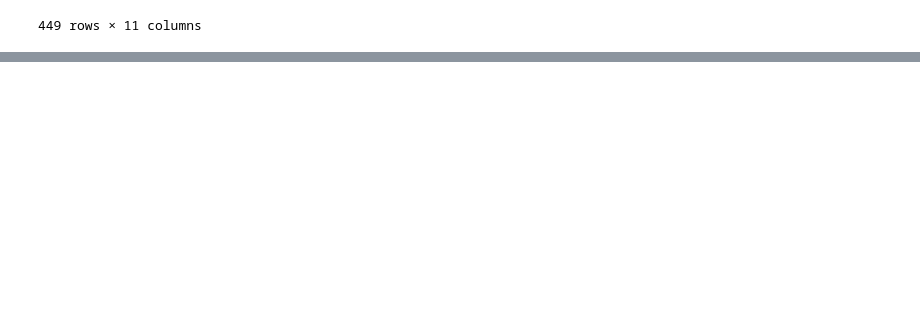
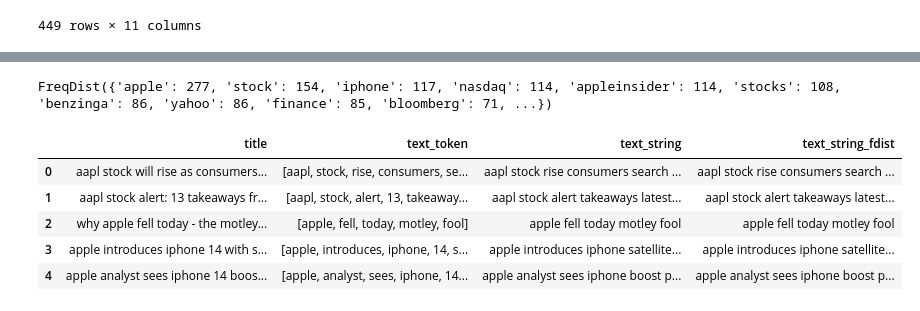
Before and after one commit to haechan01/trading-algorithms, a Jupyter notebook: final.ipynb, the cells around one changed output, grey strips where cells are left out. Saved outputs shown, nothing was run; the diff lists cells and outputs as text; code cells hidden in the pictures; blank space fills up the shorter version.

```diff
--- a/final.ipynb
+++ b/final.ipynb
@@ -408,0 +815,4 @@ plt.show()
+# %%
+# Remove stopwords
+df['text_token'] = df['text_token'].apply(lambda x: [item for item in x if item not in stopwords])
+df.head(3)
@@ -408,0 +824,3 @@ plt.show()
+# %%
+
+df['text_string'] = df['text_token'].apply(lambda x: ' '.join([item for item in x if len(item)>2]))
@@ -408,0 +836,20 @@ plt.show()
+# %%
+all_words = ' '.join([word for word in df['text_string']])
+tokenized_words = nltk.tokenize.word_tokenize(all_words)
+from nltk.probability import FreqDist
+
+fdist = FreqDist(tokenized_words)
+fdist
+# %% [output]
+FreqDist({'apple': 277, 'stock': 154, 'iphone': 117, 'nasdaq': 114, 'appleinsider': 114, 'stocks': 108, 'benzinga': 86, 'yahoo': 86, 'finance': 85, 'bloomberg': 71, ...})
+# %%
+df['text_string_fdist'] = df['text_token'].apply(lambda x: ' '.join([item for item in x if fdist[item] >= 1 ]))
+# %%
+df[['title', 'text_token', 'text_string', 'text_string_fdist']].head()
+# %% [output]
+|  | title | text_token | text_string | text_string_fdist |
+| 0 | aapl stock will rise as consumers... | [aapl, stock, rise, consumers, se... | aapl stock rise consumers search ... | aapl stock rise consumers search ... |
+| 1 | aapl stock alert: 13 takeaways fr... | [aapl, stock, alert, 13, takeaway... | aapl stock alert takeaways latest... | aapl stock alert takeaways latest... |
+| 2 | why apple fell today - the motley... | [apple, fell, today, motley, fool] | apple fell today motley fool | apple fell today motley fool |
+| 3 | apple introduces iphone 14 with s... | [apple, introduces, iphone, 14, s... | apple introduces iphone satellite... | apple introduces iphone satellite... |
+| 4 | apple analyst sees iphone 14 boos... | [apple, analyst, sees, iphone, 14... | apple analyst sees iphone boost p... | apple analyst sees iphone boost p... |
```
Also changed, not shown: parts of 36 cells of this notebook, 3 other files.
